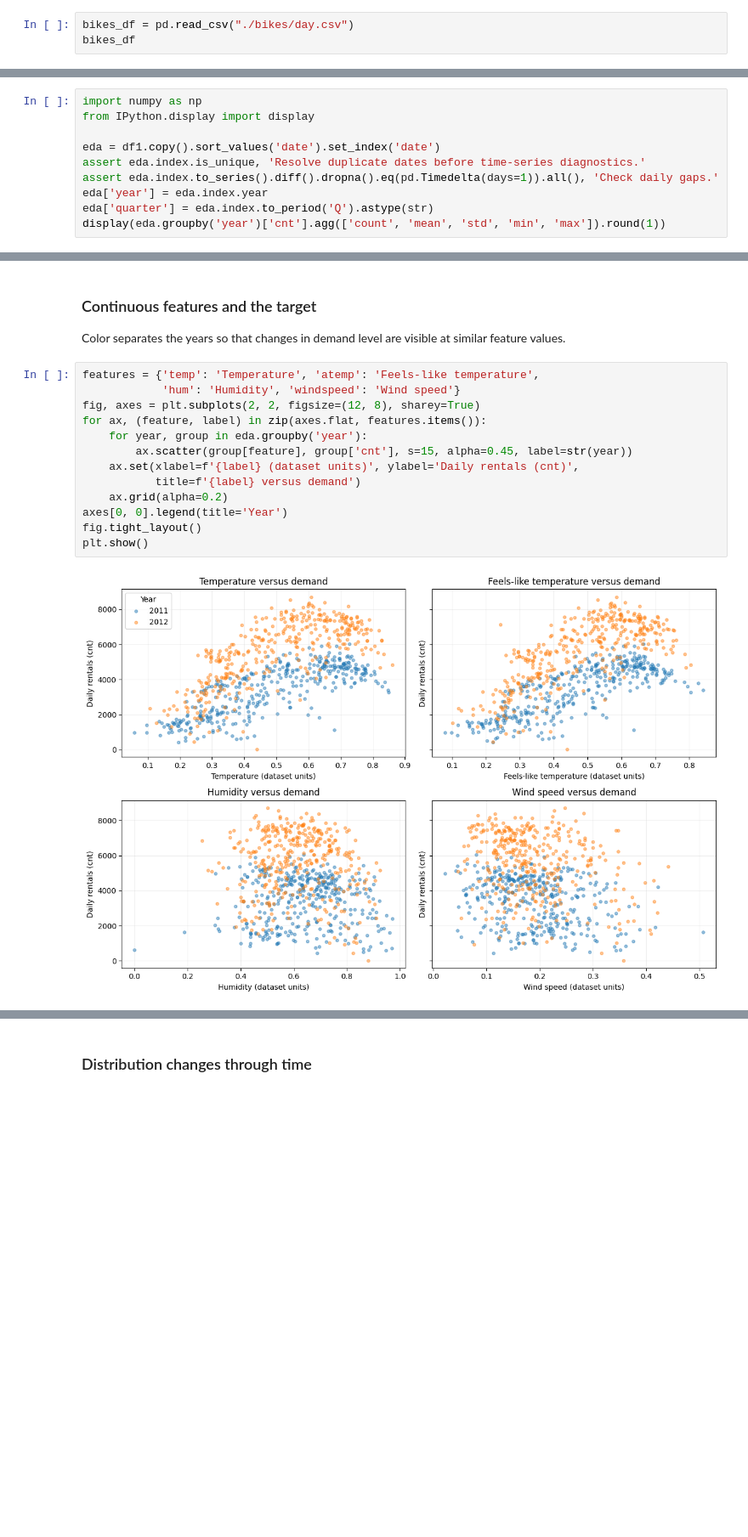
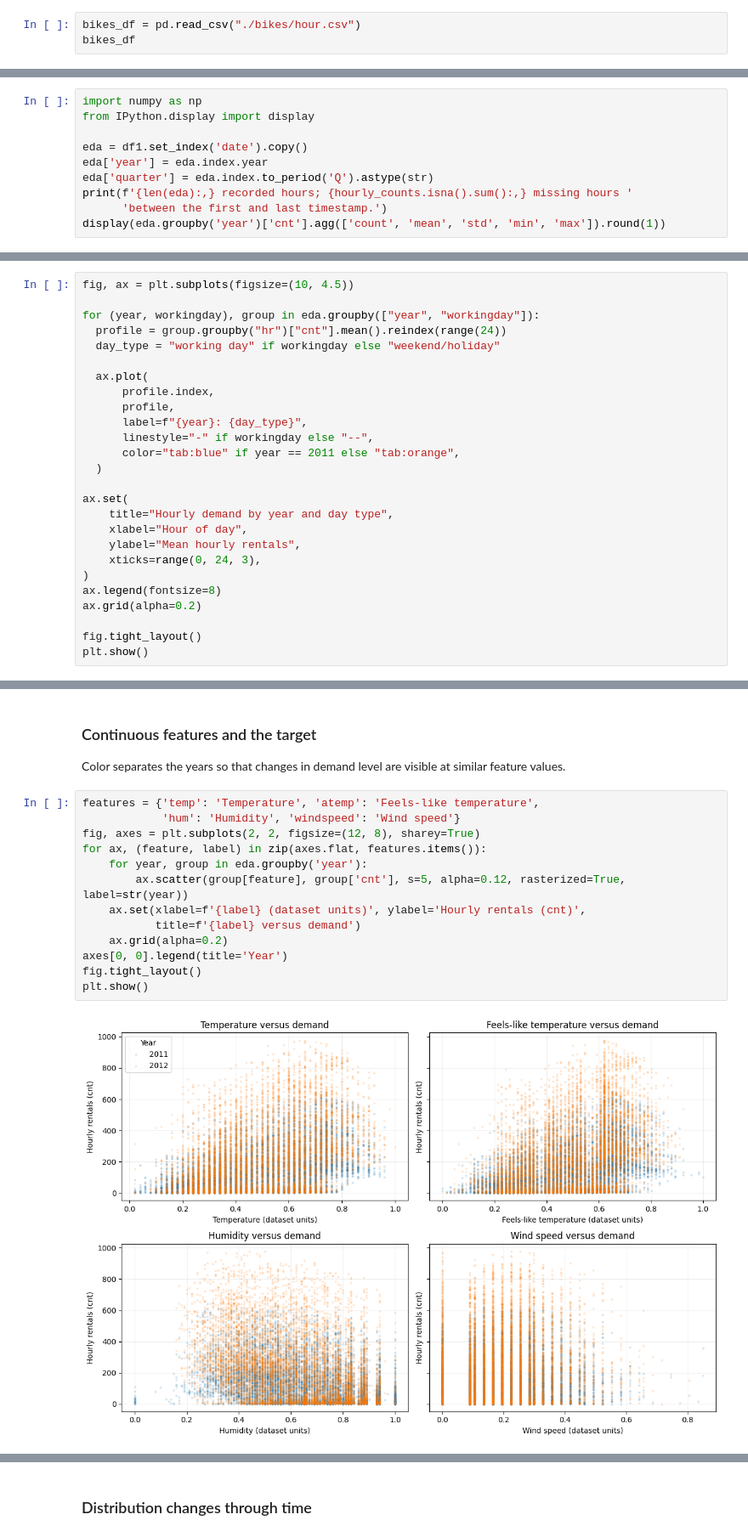
Before and after one commit to leggattsamuel04-ops/ML741, a Jupyter notebook: assignment3/Assignment3.ipynb, the cells around one changed output, grey strips where cells are left out. Shown at 85% size. Saved outputs shown, nothing was run; the diff lists cells and outputs as text; blank space fills up the shorter version.

```diff
--- a/assignment3/Assignment3.ipynb
+++ b/assignment3/Assignment3.ipynb
@@ -4,6 +4,6 @@ import matplotlib.pyplot as plt
 from tensorflow import keras
 import os
 # %%
-bikes_df = pd.read_csv("./bikes/day.csv")
+bikes_df = pd.read_csv("./bikes/hour.csv")
 bikes_df
 # %% [output]
@@ -63,10 +74,10 @@ using their target-day values to predict `cnt` would leak the answer.
 import numpy as np
 from IPython.display import display
 
-eda = df1.copy().sort_values('date').set_index('date')
-assert eda.index.is_unique, 'Resolve duplicate dates before time-series diagnostics.'
-assert eda.index.to_series().diff().dropna().eq(pd.Timedelta(days=1)).all(), 'Check daily gaps.'
+eda = df1.set_index('date').copy()
 eda['year'] = eda.index.year
 eda['quarter'] = eda.index.to_period('Q').astype(str)
+print(f'{len(eda):,} recorded hours; {hourly_counts.isna().sum():,} missing hours '
+      'between the first and last timestamp.')
 display(eda.groupby('year')['cnt'].agg(['count', 'mean', 'std', 'min', 'max']).round(1))
 # %% [output]
@@ -78,0 +97,26 @@ Clearly a year-to-year non-stationarity
+# %%
+fig, ax = plt.subplots(figsize=(10, 4.5))
+
+for (year, workingday), group in eda.groupby(["year", "workingday"]):
+  profile = group.groupby("hr")["cnt"].mean().reindex(range(24))
+  day_type = "working day" if workingday else "weekend/holiday"
+
+  ax.plot(
+      profile.index,
+      profile,
+      label=f"{year}: {day_type}",
+      linestyle="-" if workingday else "--",
+      color="tab:blue" if year == 2011 else "tab:orange",
+  )
+
+ax.set(
+    title="Hourly demand by year and day type",
+    xlabel="Hour of day",
+    ylabel="Mean hourly rentals",
+    xticks=range(0, 24, 3),
+)
+ax.legend(fontsize=8)
+ax.grid(alpha=0.2)
+
+fig.tight_layout()
+plt.show()
@@ -82,16 +134,16 @@ Color separates the years so that changes in demand level are visible at similar
 # %%
 features = {'temp': 'Temperature', 'atemp': 'Feels-like temperature',
             'hum': 'Humidity', 'windspeed': 'Wind speed'}
 fig, axes = plt.subplots(2, 2, figsize=(12, 8), sharey=True)
 for ax, (feature, label) in zip(axes.flat, features.items()):
     for year, group in eda.groupby('year'):
-        ax.scatter(group[feature], group['cnt'], s=15, alpha=0.45, label=str(year))
-    ax.set(xlabel=f'{label} (dataset units)', ylabel='Daily rentals (cnt)',
+        ax.scatter(group[feature], group['cnt'], s=5, alpha=0.12, rasterized=True, label=str(year))
+    ax.set(xlabel=f'{label} (dataset units)', ylabel='Hourly rentals (cnt)',
            title=f'{label} versus demand')
     ax.grid(alpha=0.2)
 axes[0, 0].legend(title='Year')
 fig.tight_layout()
 plt.show()
 # %% [output]
-[figure, old version]
+[figure, new version]
 # %% [markdown]
```
Also changed, not shown: parts of 29 cells of this notebook.
